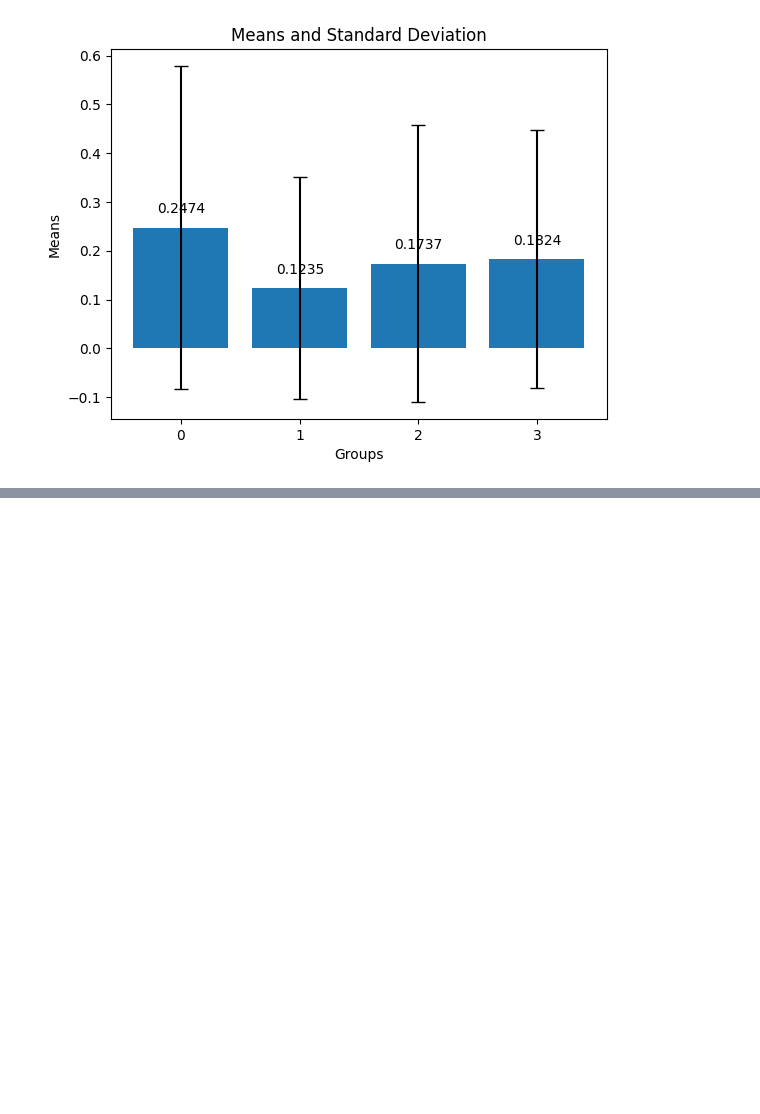
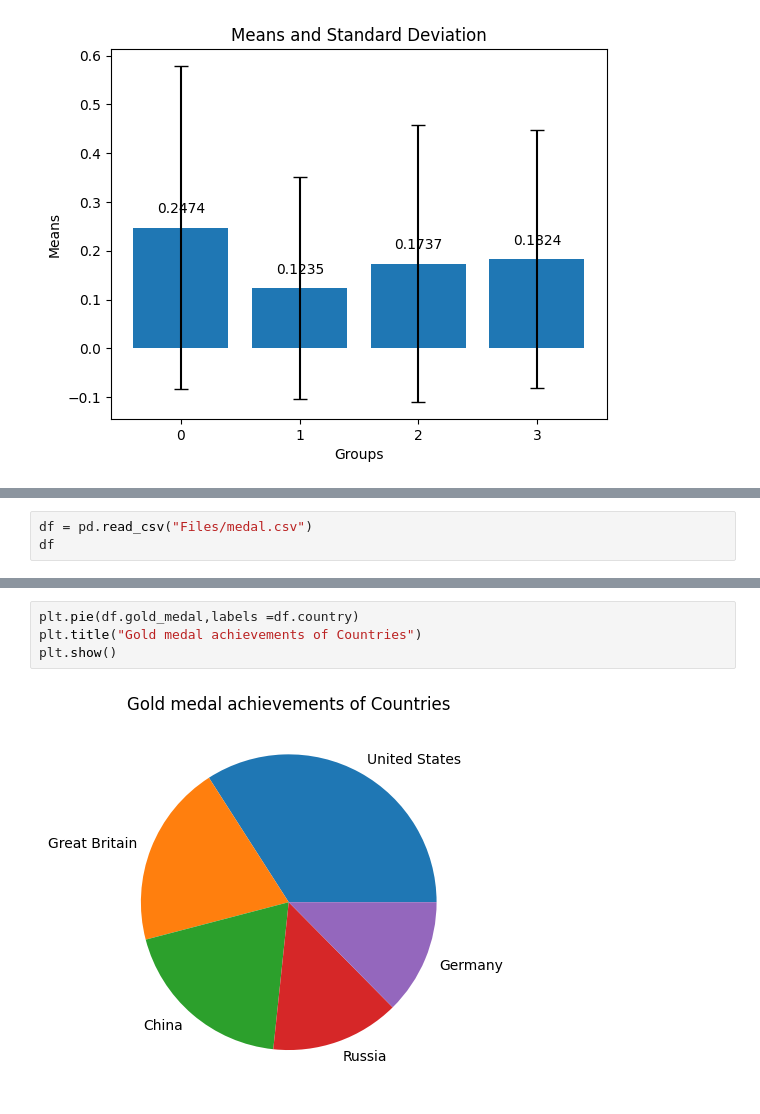
Before and after one commit to aleena2121/python-libraries, a Jupyter notebook: MatPlotLib/problems.ipynb, the cells around one changed output, grey strips where cells are left out. Drawn from its saved outputs; the diff is of its cells as text; blank space fills up the shorter version.

```diff
--- a/MatPlotLib/problems.ipynb
+++ b/MatPlotLib/problems.ipynb
@@ -452,0 +472,3 @@ plt.show()
+# %%
+df = pd.read_csv("Files/medal.csv")
+df
@@ -452,0 +482,6 @@ plt.show()
+# %%
+plt.pie(df.gold_medal,labels =df.country)
+plt.title("Gold medal achievements of Countries")
+plt.show()
+# %% [output]
+[figure, added]
```
Also changed, not shown: parts of 7 cells of this notebook.
